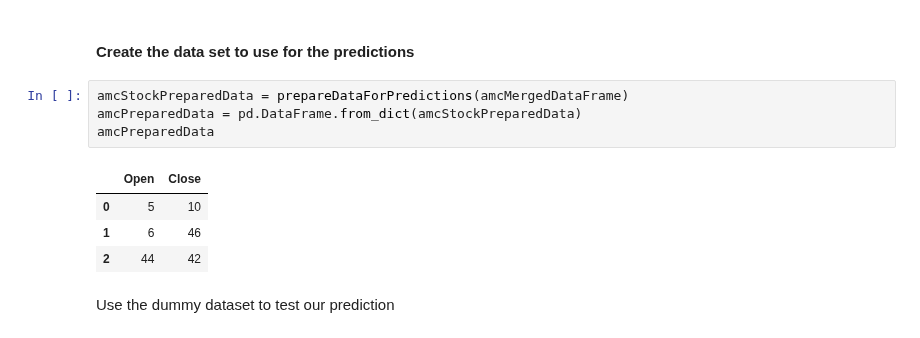
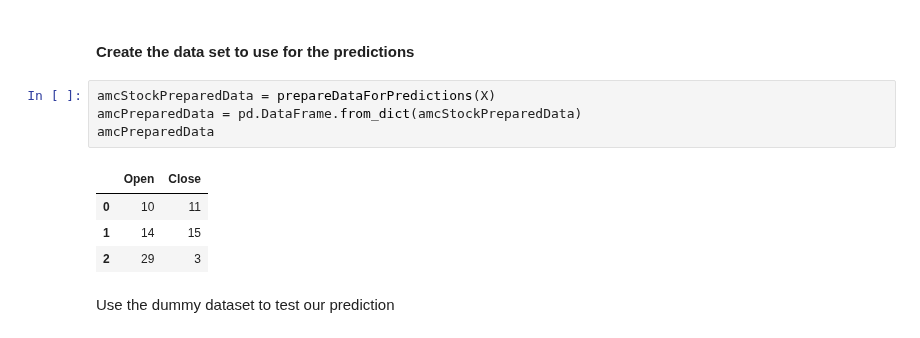
Before and after one commit to atlas125gev/StockProject, a Jupyter notebook: Homework7/Homework7.Final.ipynb, the cells around one changed output. Saved outputs shown, nothing was run; the diff lists cells and outputs as text.

```diff
--- a/Homework7/Homework7.Final.ipynb
+++ b/Homework7/Homework7.Final.ipynb
@@ -906,14 +958,14 @@ weighted avg       0.92      0.90      0.90        31
 # %% [markdown]
 #### Create the data set to use for the predictions
 # %%
-amcStockPreparedData = prepareDataForPredictions(amcMergedDataFrame)
+amcStockPreparedData = prepareDataForPredictions(X)
 amcPreparedData = pd.DataFrame.from_dict(amcStockPreparedData)
 amcPreparedData
 # %% [output]
 |  | Open | Close |
-| 0 | 5 | 10 |
-| 1 | 6 | 46 |
-| 2 | 44 | 42 |
+| 0 | 10 | 11 |
+| 1 | 14 | 15 |
+| 2 | 29 | 3 |
 # %% [markdown]
 Use the dummy dataset to test our prediction
 # %%
```
Also changed, not shown: parts of 79 cells of this notebook.
